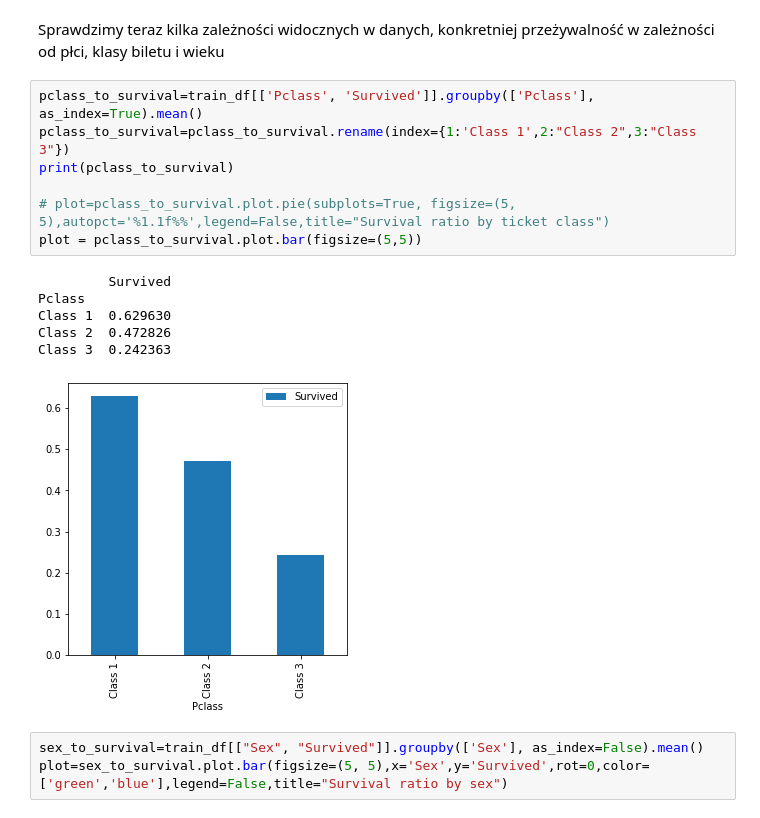
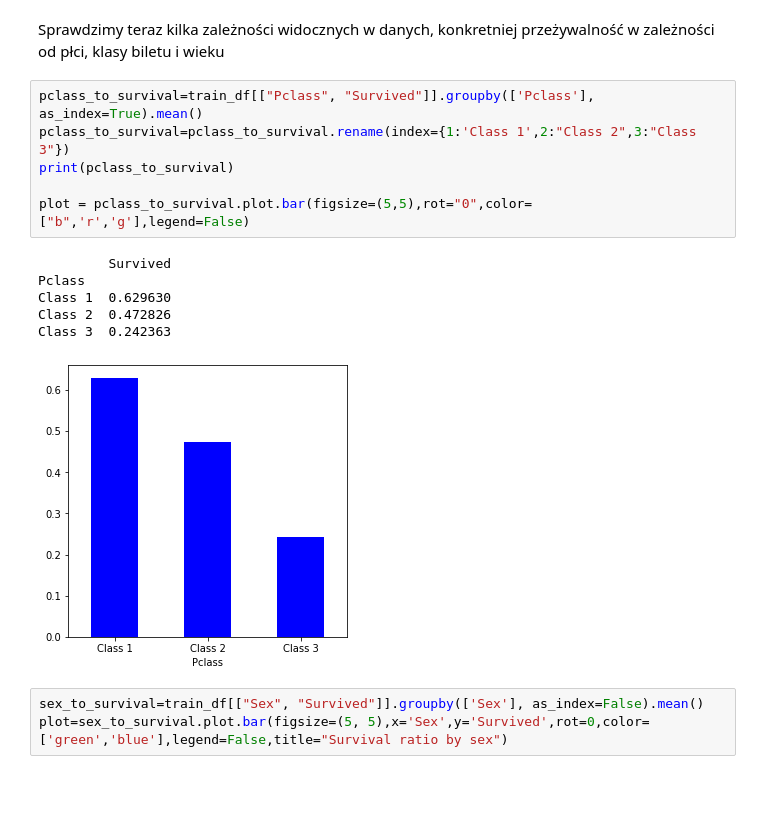
Before and after one commit to Physalium/PUMTitanic, a Jupyter notebook: titanicML.ipynb, the cells around one changed output. Cells and saved outputs as stored; diff of their text form; blank space fills up the shorter version.

Commit message:
pclass-bar

```diff
--- a/titanicML.ipynb
+++ b/titanicML.ipynb
@@ -117,19 +117,18 @@ Brakujące wartości bedziemy musieli uzupełnić (`do napisania jak i co w konc
 # %% [markdown]
 Sprawdzimy teraz kilka zależności widocznych w danych, konkretniej przeżywalność w zależności od płci, klasy biletu i wieku
 # %%
-pclass_to_survival=train_df[['Pclass', 'Survived']].groupby(['Pclass'], as_index=True).mean()
+pclass_to_survival=train_df[["Pclass", "Survived"]].groupby(['Pclass'], as_index=True).mean()
 pclass_to_survival=pclass_to_survival.rename(index={1:'Class 1',2:"Class 2",3:"Class 3"})
 print(pclass_to_survival)
 
-# plot=pclass_to_survival.plot.pie(subplots=True, figsize=(5, 5),autopct='%1.1f%%',legend=False,title="Survival ratio by ticket class")
-plot = pclass_to_survival.plot.bar(figsize=(5,5))
+plot = pclass_to_survival.plot.bar(figsize=(5,5),rot="0",color=["b",'r','g'],legend=False)
 # %% [output]
          Survived
 Pclass
 Class 1  0.629630
 Class 2  0.472826
 Class 3  0.242363
-[figure, old version]
+[figure, new version]
 # %%
 sex_to_survival=train_df[["Sex", "Survived"]].groupby(['Sex'], as_index=False).mean()
 plot=sex_to_survival.plot.bar(figsize=(5, 5),x='Sex',y='Survived',rot=0,color=['green','blue'],legend=False,title="Survival ratio by sex")
```
Also changed, not shown: parts of 1 cell of this notebook.
